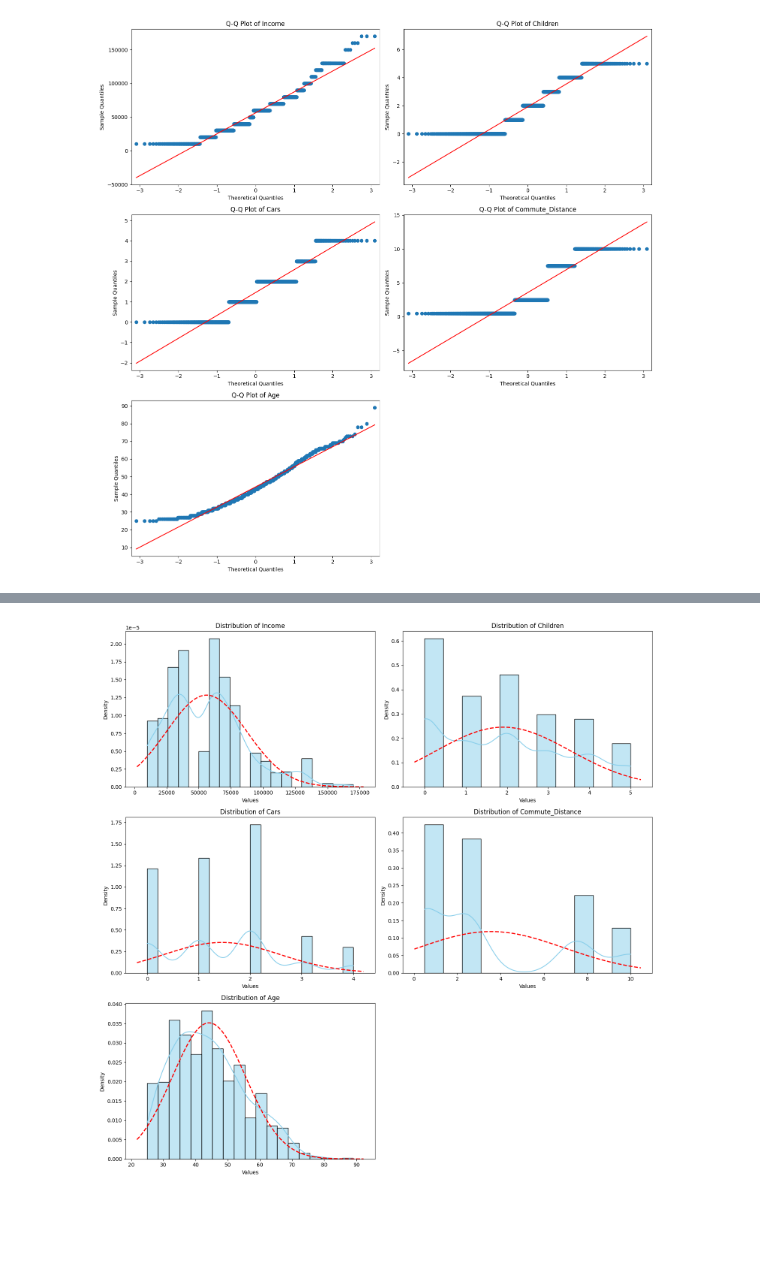
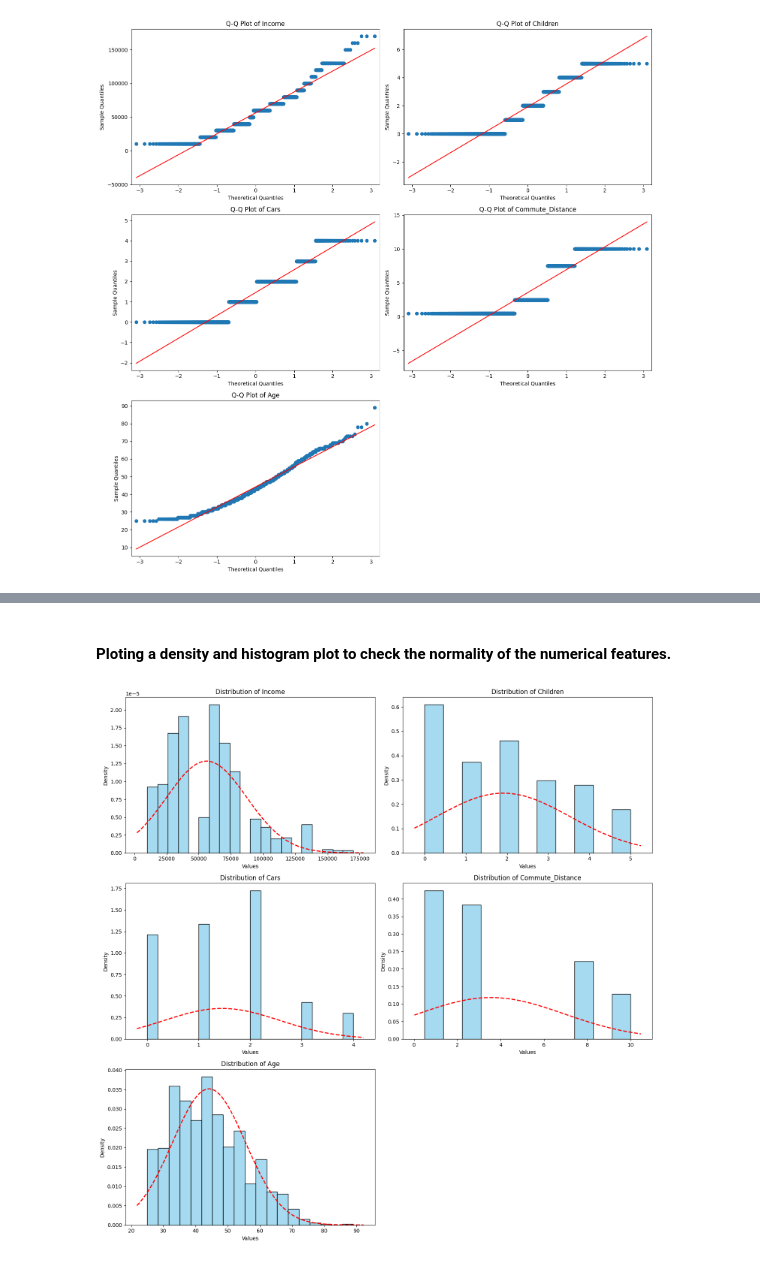
Before and after one commit to MahendraC17/Hypothesis-Testing-for-Bicycle-Market-Insights, a Jupyter notebook: hypothesis_testing.ipynb, the cells around one changed output, grey strips where cells are left out. Saved outputs shown, nothing was run; the diff lists cells and outputs as text; code cells hidden in the pictures; blank space fills up the shorter version.

```diff
--- a/hypothesis_testing.ipynb
+++ b/hypothesis_testing.ipynb
@@ -135,25 +158,27 @@ plt.show()
+# %% [markdown]
+#### Ploting a density and histogram plot to check the normality of the numerical features.
 # %%
 fig, axes = plt.subplots(3, 2, figsize=(15, 15))
 
 axes = axes.flatten()
 
 for i, feature in enumerate(numerical_features):
-    sns.histplot(data=df, x=feature, kde=True, ax=axes[i], color='skyblue', stat='density')
+    sns.histplot(data=df, x=feature, ax=axes[i], color='skyblue', stat='density')
 
     mean, std_dev = np.mean(df[feature]), np.std(df[feature])
     xmin, xmax = axes[i].get_xlim()
     x = np.linspace(xmin, xmax, 100)
     y = norm.pdf(x, mean, std_dev)
     axes[i].plot(x, y, color='red', linestyle='--', linewidth=2)
 
     axes[i].set_title(f'Distribution of {feature}')
     axes[i].set_xlabel('Values')
     axes[i].set_ylabel('Density')
 
 if len(numerical_features) % 2 != 0:
     fig.delaxes(axes[-1])
 
 plt.tight_layout()
 plt.show()
 # %% [output]
-[figure, old version]
+[figure, new version]
```
Also changed, not shown: parts of 31 cells of this notebook.
